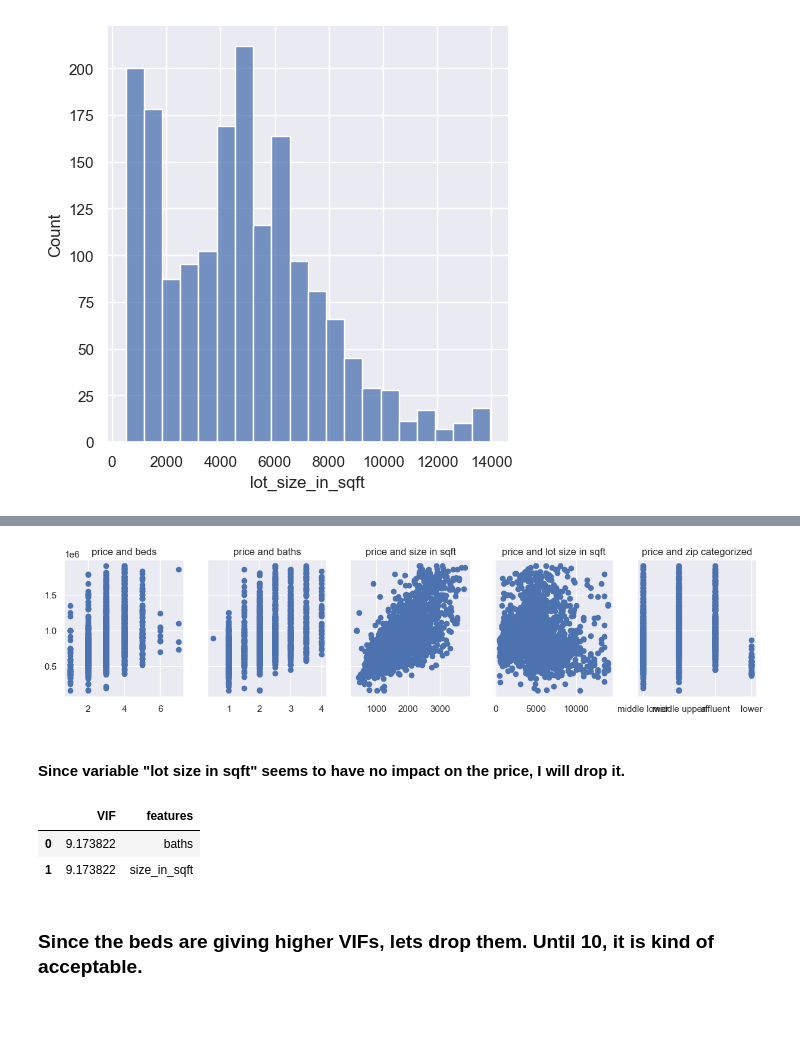
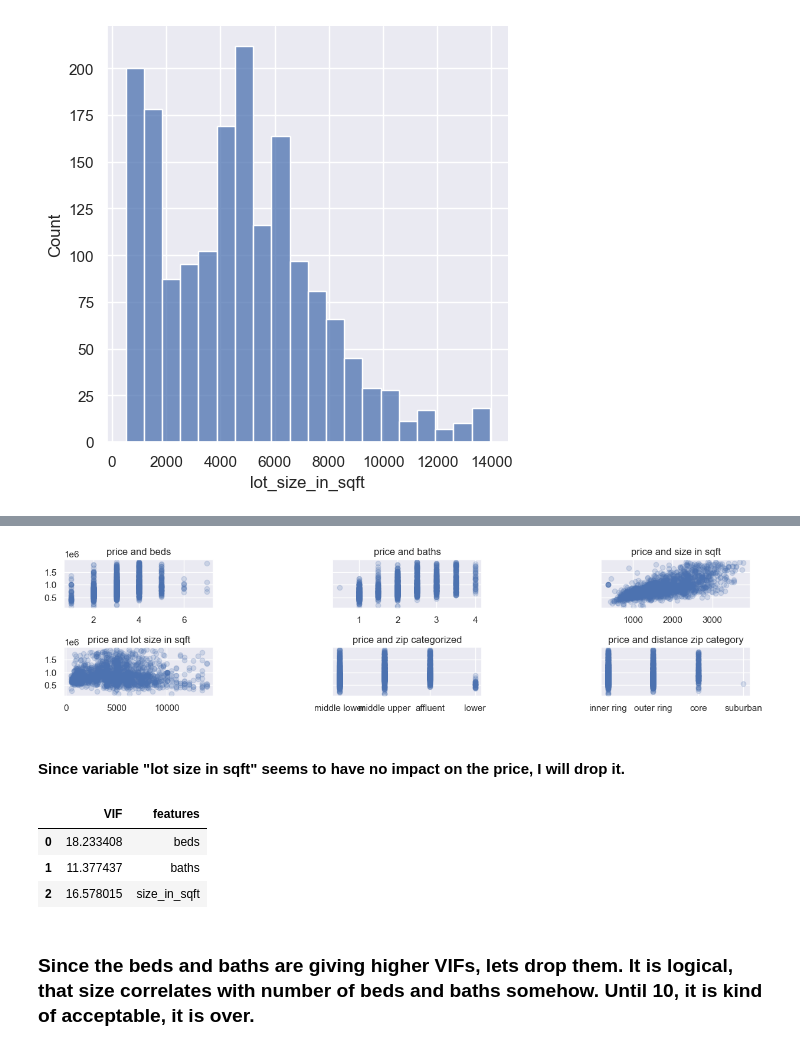
Before and after one commit to tolstoj48/seattle-house-price-prediction, a Jupyter notebook: seattle-real-estate-house-prices-prediction.ipynb, the cells around one changed output, grey strips where cells are left out. Saved outputs shown, nothing was run; the diff lists cells and outputs as text; code cells hidden in the pictures; blank space fills up the shorter version.

Commit message:
Added distance variable based on zip codes. Splitted to training and testing sets.

```diff
--- a/seattle-real-estate-house-prices-prediction.ipynb
+++ b/seattle-real-estate-house-prices-prediction.ipynb
@@ -150,5 +200,7 @@ seattle_zip_categories = {
 # %%
 data["zip_code_category"] = data.apply(lambda row: seattle_zip_categories.get(str(row["zip_code"])), axis = 1)
+# %%
+data["distance_zip_category"] = data.apply(lambda row: distance_zip_categories.get(str(row["zip_code"])), axis = 1)
 # %%
 data.head()
 # %% [output]
@@ -414,18 +470,24 @@ data_clean.describe(include="all")
 # %%
-f, (ax1, ax2, ax3, ax4, ax5) = plt.subplots(1, 5, sharey=True, figsize =(15,3))
-ax1.scatter(data_clean["beds"],data_clean["price"])
-ax1.set_title("price and beds")
-ax2.scatter(data_clean["baths"],data_clean["price"])
-ax2.set_title("price and baths")
-ax3.scatter(data_clean["size_in_sqft"],data_clean["price"])
-ax3.set_title("price and size in sqft")
-ax4.scatter(data_clean["lot_size_in_sqft"],data_clean["price"])
-ax4.set_title("price and lot size in sqft")
-ax5.scatter(data_clean["zip_code_category"],data_clean["price"])
-ax5.set_title("price and zip categorized")
+f,axs = plt.subplots(2, 3, sharey=True, figsize =(15,3))
+axs[0, 0].scatter(data_clean["beds"],data_clean["price"], alpha=0.2)
+axs[0, 0].set_title("price and beds")
+axs[0, 1].scatter(data_clean["baths"],data_clean["price"], alpha=0.2)
+axs[0, 1].set_title("price and baths")
+axs[0, 2].scatter(data_clean["size_in_sqft"],data_clean["price"], alpha=0.2)
+axs[0, 2].set_title("price and size in sqft")
+axs[1, 0].scatter(data_clean["lot_size_in_sqft"],data_clean["price"], alpha=0.2)
+axs[1, 0].set_title("price and lot size in sqft")
+axs[1, 1].scatter(data_clean["zip_code_category"],data_clean["price"], alpha=0.2)
+axs[1, 1].set_title("price and zip categorized")
+axs[1, 2].scatter(data_clean["distance_zip_category"],data_clean["price"], alpha=0.2)
+axs[1, 2].set_title("price and distance zip category")
+
+# Increase spacing between rows and columns
+plt.subplots_adjust(hspace=0.8, wspace=0.8)
+
 plt.show()
 # %% [output]
-[figure, old version]
+[figure, new version]
 # %% [markdown]
 #### Since variable "lot size in sqft" seems to have no impact on the price, I will drop it.
 # %%
@@ -434,15 +496,16 @@ data_clean.drop(columns=["lot_size_in_sqft"], inplace=True, axis = 1)
 data_clean.reset_index(drop=True, inplace=True)
 # %%
 from statsmodels.stats.outliers_influence import variance_inflation_factor
-variables = data_clean[['baths','size_in_sqft']]
+variables = data_clean[["beds", 'baths','size_in_sqft']]
 vif = pd.DataFrame()
 vif["VIF"] = [variance_inflation_factor(variables.values, i) for i in range(variables.shape[1])]
 vif["features"] = variables.columns
 vif
 # %% [output]
 |  | VIF | features |
-| 0 | 9.173822 | baths |
-| 1 | 9.173822 | size_in_sqft |
+| 0 | 18.233408 | beds |
+| 1 | 11.377437 | baths |
+| 2 | 16.578015 | size_in_sqft |
 # %% [markdown]
-### Since the beds are giving higher VIFs, lets drop them. Until 10, it is kind of acceptable.
+### Since the beds and baths are giving higher VIFs, lets drop them. It is logical, that size correlates with number of beds and baths somehow. Until 10, it is kind of acceptable, it is over.
 # %%
```
Also changed, not shown: parts of 27 cells of this notebook.
